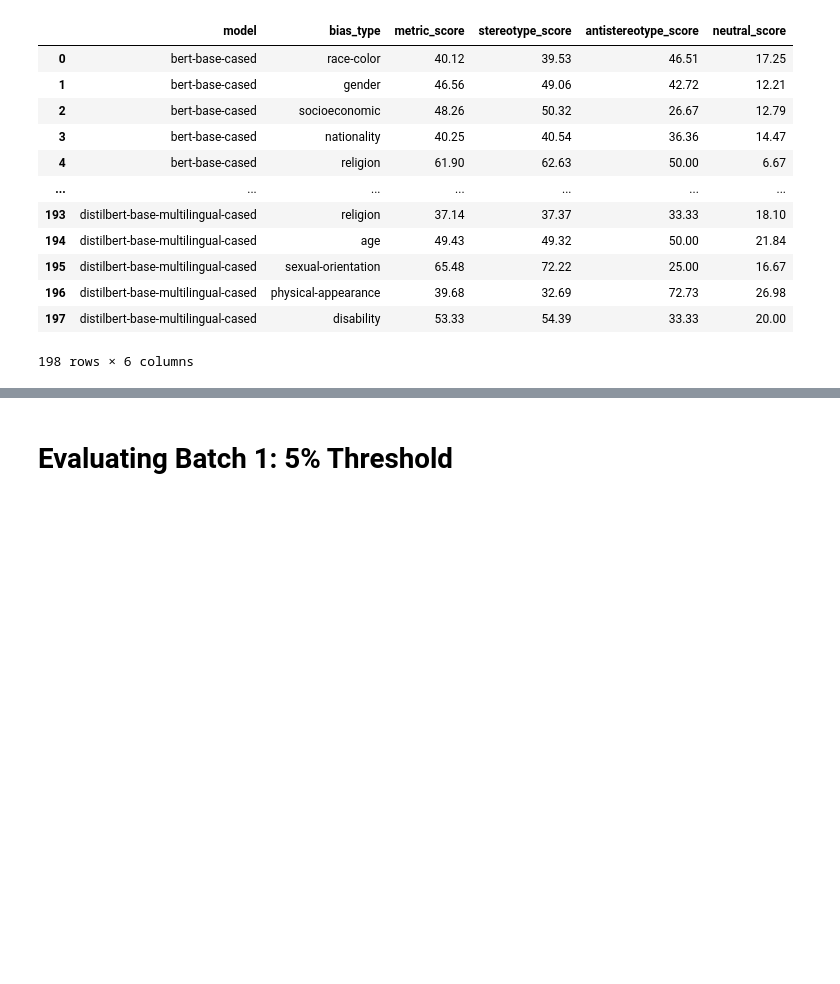
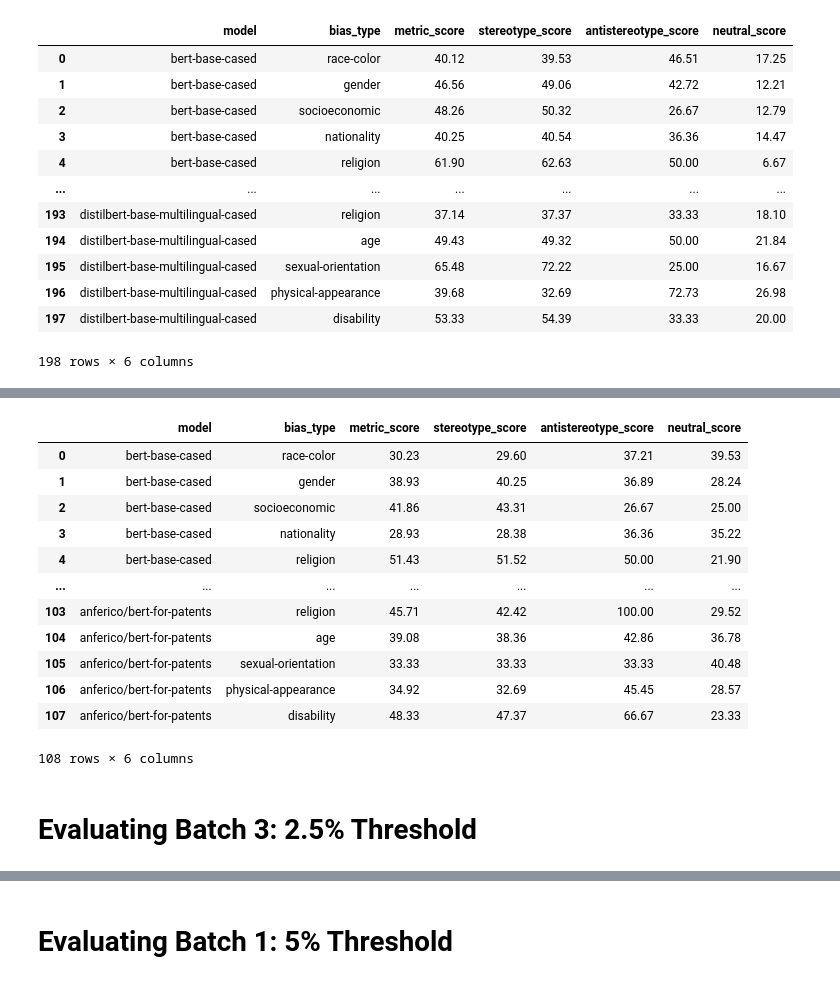
Before and after one commit to laramurphyyx/Visualisation-Tool-for-Social-Bias-in-NLP-Models, a Jupyter notebook: Evaluating Models with Thresholds.ipynb, the cells around one changed output, grey strips where cells are left out. Saved outputs shown, nothing was run; the diff lists cells and outputs as text; code cells hidden in the pictures; blank space fills up the shorter version.

```diff
--- a/Evaluating Models with Thresholds.ipynb
+++ b/Evaluating Models with Thresholds.ipynb
@@ -590,0 +895,16 @@ social_bias_dataframe.to_csv('social_bias_scores_threshold1.csv')
+# %%
+social_bias_dataframe
+# %% [output]
+|  | model | bias_type | metric_score | stereotype_score | antistereotype_score | neutral_score |
+| 0 | bert-base-cased | race-color | 30.23 | 29.60 | 37.21 | 39.53 |
+| 1 | bert-base-cased | gender | 38.93 | 40.25 | 36.89 | 28.24 |
+| 2 | bert-base-cased | socioeconomic | 41.86 | 43.31 | 26.67 | 25.00 |
+| 3 | bert-base-cased | nationality | 28.93 | 28.38 | 36.36 | 35.22 |
+| 4 | bert-base-cased | religion | 51.43 | 51.52 | 50.00 | 21.90 |
+| ... | ... | ... | ... | ... | ... | ... |
+| 103 | anferico/bert-for-patents | religion | 45.71 | 42.42 | 100.00 | 29.52 |
+| 104 | anferico/bert-for-patents | age | 39.08 | 38.36 | 42.86 | 36.78 |
+| 105 | anferico/bert-for-patents | sexual-orientation | 33.33 | 33.33 | 33.33 | 40.48 |
+| 106 | anferico/bert-for-patents | physical-appearance | 34.92 | 32.69 | 45.45 | 28.57 |
+| 107 | anferico/bert-for-patents | disability | 48.33 | 47.37 | 66.67 | 23.33 |
+108 rows × 6 columns
@@ -590,0 +913,2 @@ social_bias_dataframe.to_csv('social_bias_scores_threshold1.csv')
+# %% [markdown]
+# Evaluating Batch 3: 2.5% Threshold
```
Also changed, not shown: parts of 26 cells of this notebook, 1 other file.
